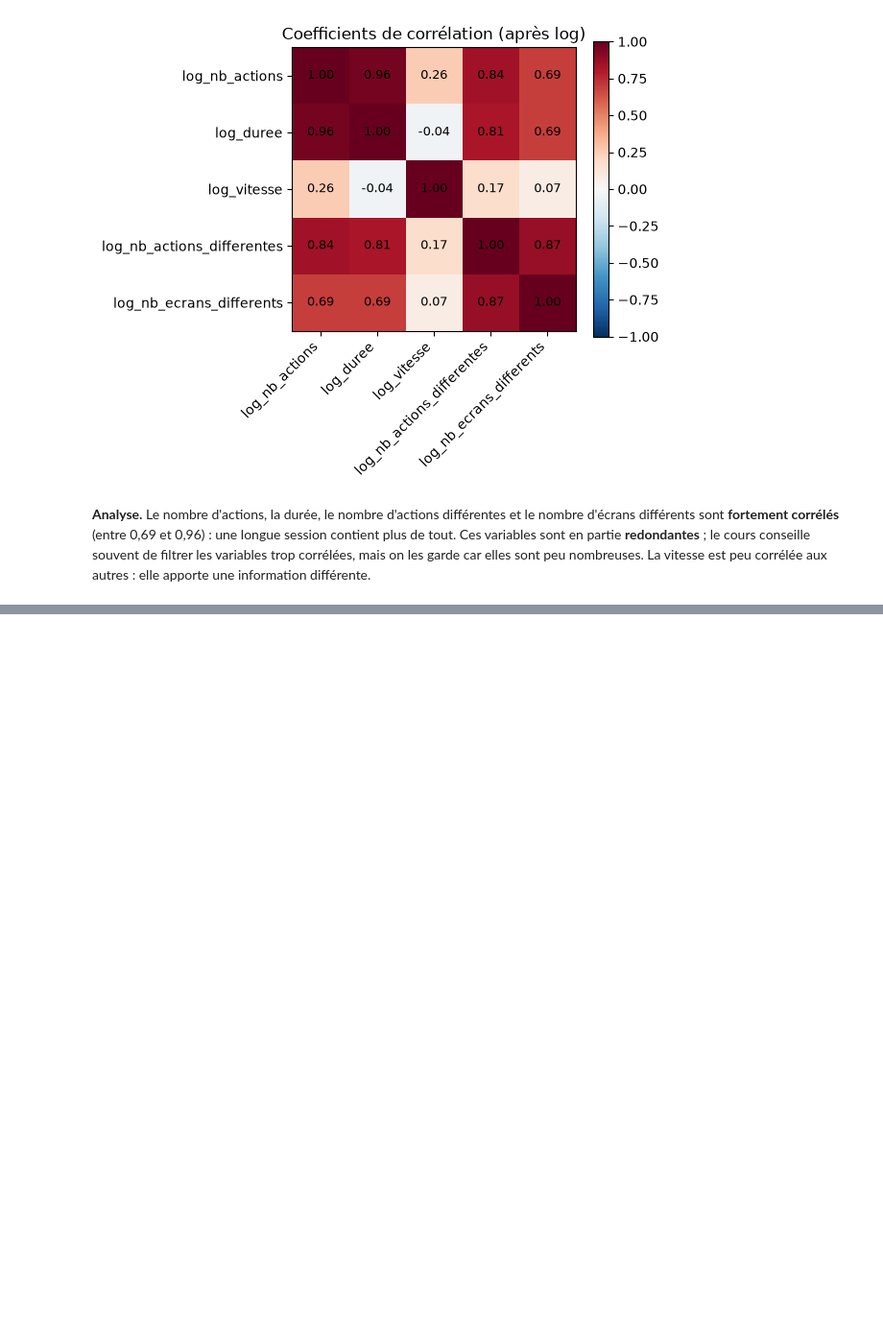
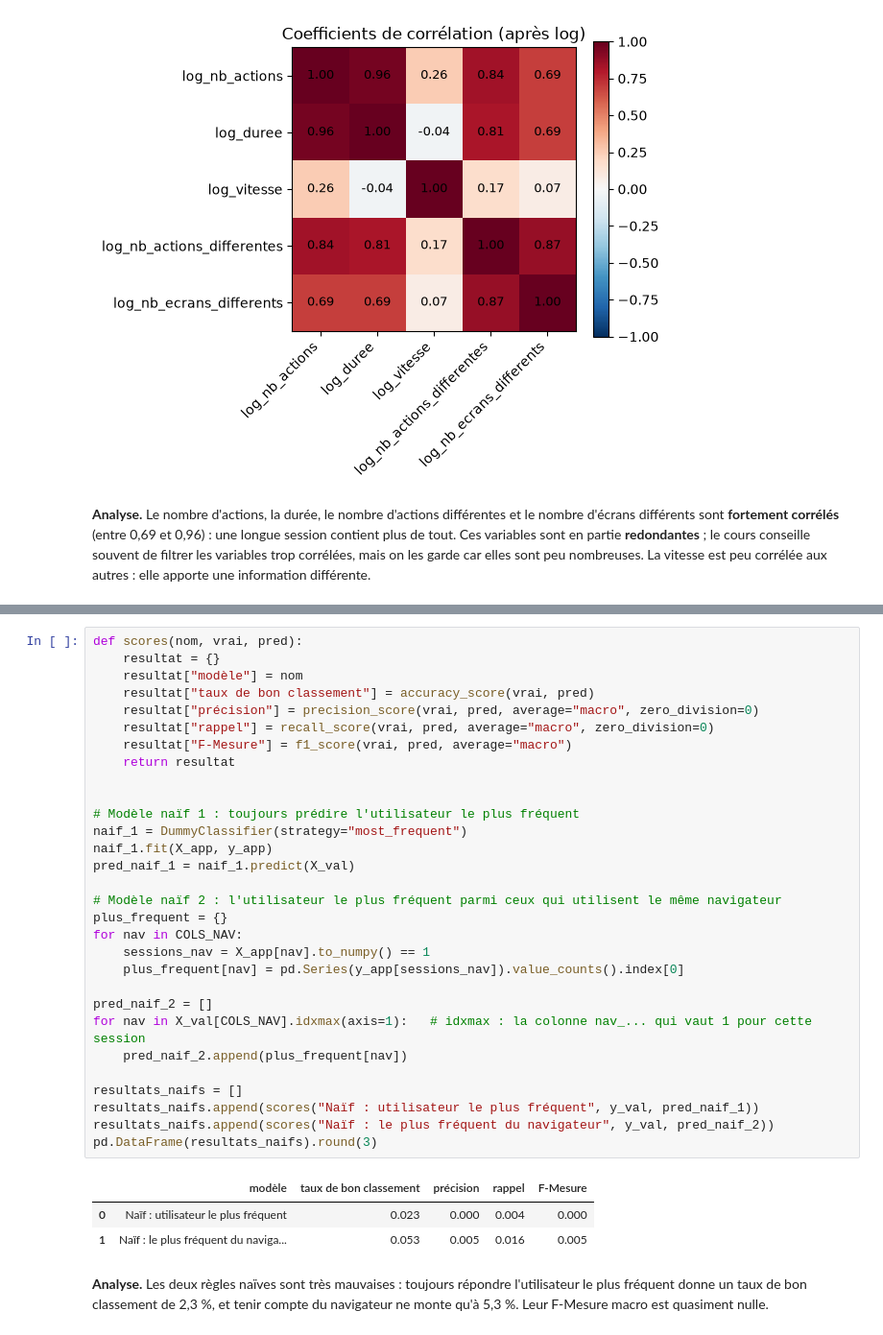
Before and after one commit to AchrafBitar/CopiloteBE, a Jupyter notebook: BE1_identification_utilisateurs.ipynb, the cells around one changed output, grey strips where cells are left out. Shown at 96% size. Saved outputs shown, nothing was run; the diff lists cells and outputs as text; blank space fills up the shorter version.

```diff
--- a/BE1_identification_utilisateurs.ipynb
+++ b/BE1_identification_utilisateurs.ipynb
@@ -495,0 +686,36 @@ plt.show()
+# %%
+def scores(nom, vrai, pred):
+    resultat = {}
+    resultat["modèle"] = nom
+    resultat["taux de bon classement"] = accuracy_score(vrai, pred)
+    resultat["précision"] = precision_score(vrai, pred, average="macro", zero_division=0)
+    resultat["rappel"] = recall_score(vrai, pred, average="macro", zero_division=0)
+    resultat["F-Mesure"] = f1_score(vrai, pred, average="macro")
+    return resultat
+
+
+# Modèle naïf 1 : toujours prédire l'utilisateur le plus fréquent
+naif_1 = DummyClassifier(strategy="most_frequent")
+naif_1.fit(X_app, y_app)
+pred_naif_1 = naif_1.predict(X_val)
+
+# Modèle naïf 2 : l'utilisateur le plus fréquent parmi ceux qui utilisent le même navigateur
+plus_frequent = {}
+for nav in COLS_NAV:
+    sessions_nav = X_app[nav].to_numpy() == 1
+    plus_frequent[nav] = pd.Series(y_app[sessions_nav]).value_counts().index[0]
+
+pred_naif_2 = []
+for nav in X_val[COLS_NAV].idxmax(axis=1):   # idxmax : la colonne nav_... qui vaut 1 pour cette session
+    pred_naif_2.append(plus_frequent[nav])
+
+resultats_naifs = []
+resultats_naifs.append(scores("Naïf : utilisateur le plus fréquent", y_val, pred_naif_1))
+resultats_naifs.append(scores("Naïf : le plus fréquent du navigateur", y_val, pred_naif_2))
+pd.DataFrame(resultats_naifs).round(3)
+# %% [output]
+|  | modèle | taux de bon classement | précision | rappel | F-Mesure |
+| 0 | Naïf : utilisateur le plus fréquent | 0.023 | 0.000 | 0.004 | 0.000 |
+| 1 | Naïf : le plus fréquent du naviga... | 0.053 | 0.005 | 0.016 | 0.005 |
+# %% [markdown]
+**Analyse.** Les deux règles naïves sont très mauvaises : toujours répondre l'utilisateur le plus fréquent donne un taux de bon classement de 2,3 %, et tenir compte du navigateur ne monte qu'à 5,3 %. Leur F-Mesure macro est quasiment nulle.
```
Also changed, not shown: parts of 22 cells of this notebook, 1 other file.
